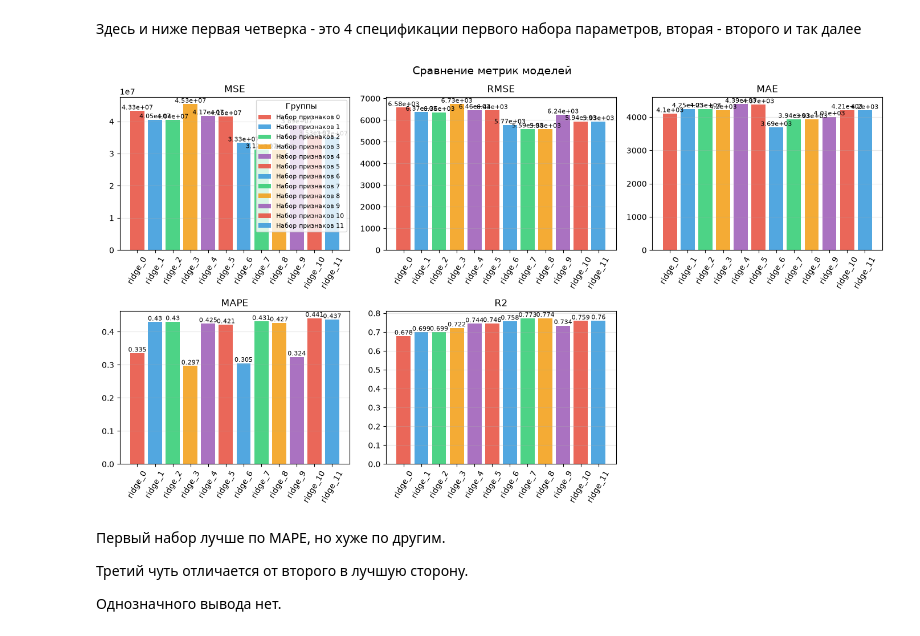
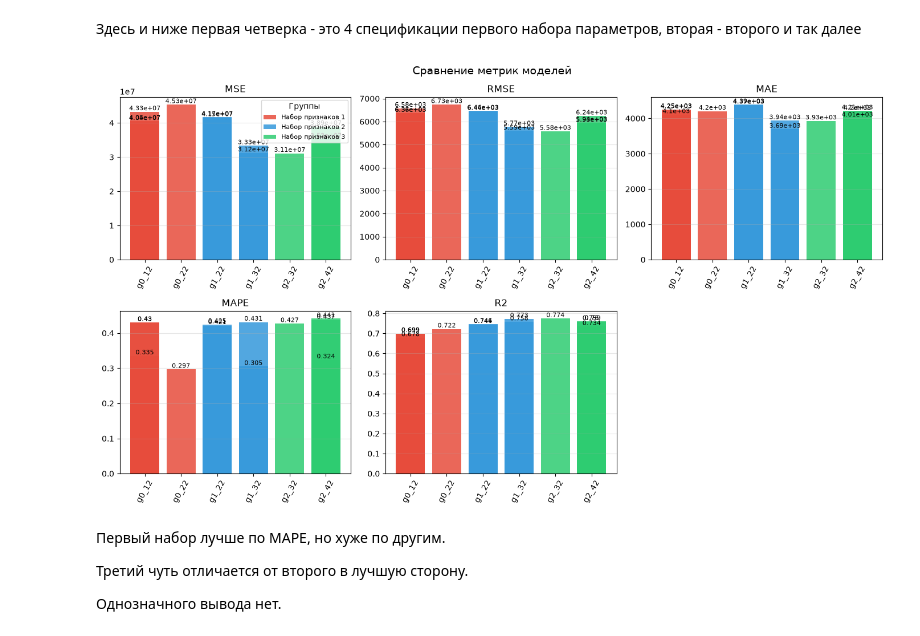
Before and after one commit to ceteravincis/dz_regressii_misskiy, a Jupyter notebook: dz-regressiya.ipynb, the cells around one changed output. Drawn from its saved outputs; the diff is of its cells as text; code cells hidden in the pictures.

Commit message:
цвет вар4 - почти

```diff
--- a/dz-regressiya.ipynb
+++ b/dz-regressiya.ipynb
@@ -347,6 +347,7 @@ class ML_insuranceLLM:
         return {
             'model': self.model_kind,
             'features_str': self.features_col[-1],
+            'random_state': self.random_state,
             'alpha': self.alpha,
             'n_features': len(self.features_col),
             'to_scale': self.to_scale,
@@ -433,20 +435,33 @@ models[3].get_metrics()
 # %% [markdown]
 Визуализация метрик нескольких моделей (несколько вариантов)
 # %%
-def plot_metrics(models, metrics=None, figsize=(14, 8)):
+def plot_metrics(models, metrics=None, figsize=(14, 8),
+                  label_cols=None, group_cols=None, group_size=None):
     """
     models: список ML_insurance
     metrics: список метрик для отрисовки. По умолчанию — все, кроме служебных.
+    label_cols: колонки для подписи столбцов (склеиваются через _)
+    group_cols: колонки для группировки (по смене значения — своя группа/цвет)
+    group_size: размер группы (сколько столбцов в одной группе).
+               Если задан, group_cols игнорируется.
 
-    Группы по 3 столбика (linear/ridge/lasso для одного набора признаков)
-    выделяются отдельным цветом.
+    Группы столбиков для одного набора признаков выделяются отдельным цветом.
     """
     df = pd.DataFrame([m.get_metrics() for m in models])
 
+    # группа
+    if group_size is not None:
+        df['group'] = df.index // group_size
+    elif group_cols is not None:
+        df['group'] = (df[group_cols] != df[group_cols].shift(1)).any(axis=1).cumsum() - 1
+    else:
+        df['group'] = (df['n_features'] != df['n_features'].shift(1)).cumsum() - 1
 
-    # номер группы: определяем по смене n_features (каждый набор признаков — своя группа)
-    df['group'] = (df['n_features'] != df['n_features'].shift(1)).cumsum() - 1
-    df['label'] = df['model'] + '_' + df['group'].astype(str)
+    # подпись: уникальная = группа + значения label_cols (если заданы) или model + номер в группе
+    if label_cols is not None:
+        df['label'] = 'g' + df['group'].astype(str) + '_' + df[label_cols].astype(str).agg('_'.join, axis=1)
+    else:
+        df['label'] = 'g' + df['group'].astype(str) + '_' + df['model'] + '_' + df.groupby('group').cumcount().astype(str)
 
     if metrics is None:
         # метрики, которые имеет смысл рисовать
@@ -460,7 +475,7 @@ def plot_metrics(models, metrics=None, figsize=(14, 8)):
                              figsize=figsize, squeeze=False)
     axes = axes.ravel()
 
-    # палитра для групп (достаточно 5 цветов для 5 наборов признаков)
+    # палитра для групп
     group_palette = ['#e74c3c', '#3498db', '#2ecc71', '#f39c12', '#9b59b6']
 
     for ax, metric in zip(axes, metrics):
@@ -484,7 +499,7 @@ def plot_metrics(models, metrics=None, figsize=(14, 8)):
     n_groups = df['group'].nunique()
     legend_elements = [
         Patch(facecolor=group_palette[g % len(group_palette)], alpha=0.85,
-              label=f'Набор признаков {g}')
+              label=f'Набор признаков {g+1}')
         for g in range(n_groups)
     ]
     axes[0].legend(handles=legend_elements, loc='upper right', fontsize=8,
@@ -566,9 +581,9 @@ metrics_df_heatmap=metrics_heatmap(models)
 # %% [markdown]
 Здесь и ниже первая четверка - это 4 спецификации первого набора параметров, вторая - второго и так далее
 # %%
-metrics_df_plot = plot_metrics(models)
+metrics_df_plot = plot_metrics(models, label_cols=['random_state'], group_size=4)
 # %% [output]
-[figure, old version]
+[figure, new version]
 # %% [markdown]
 Первый набор лучше по MAPE, но хуже по другим.
 
```
Also changed, not shown: parts of 2 cells of this notebook.
